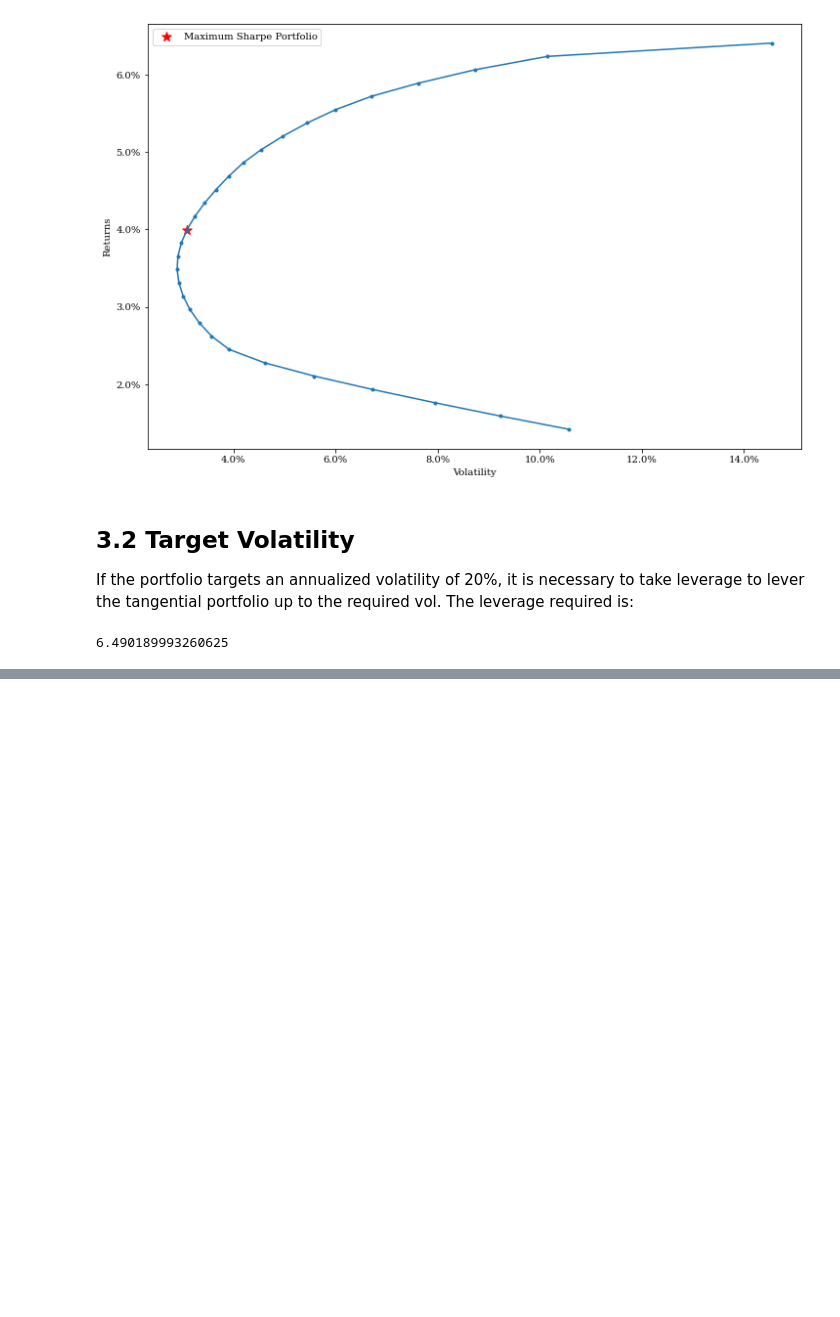
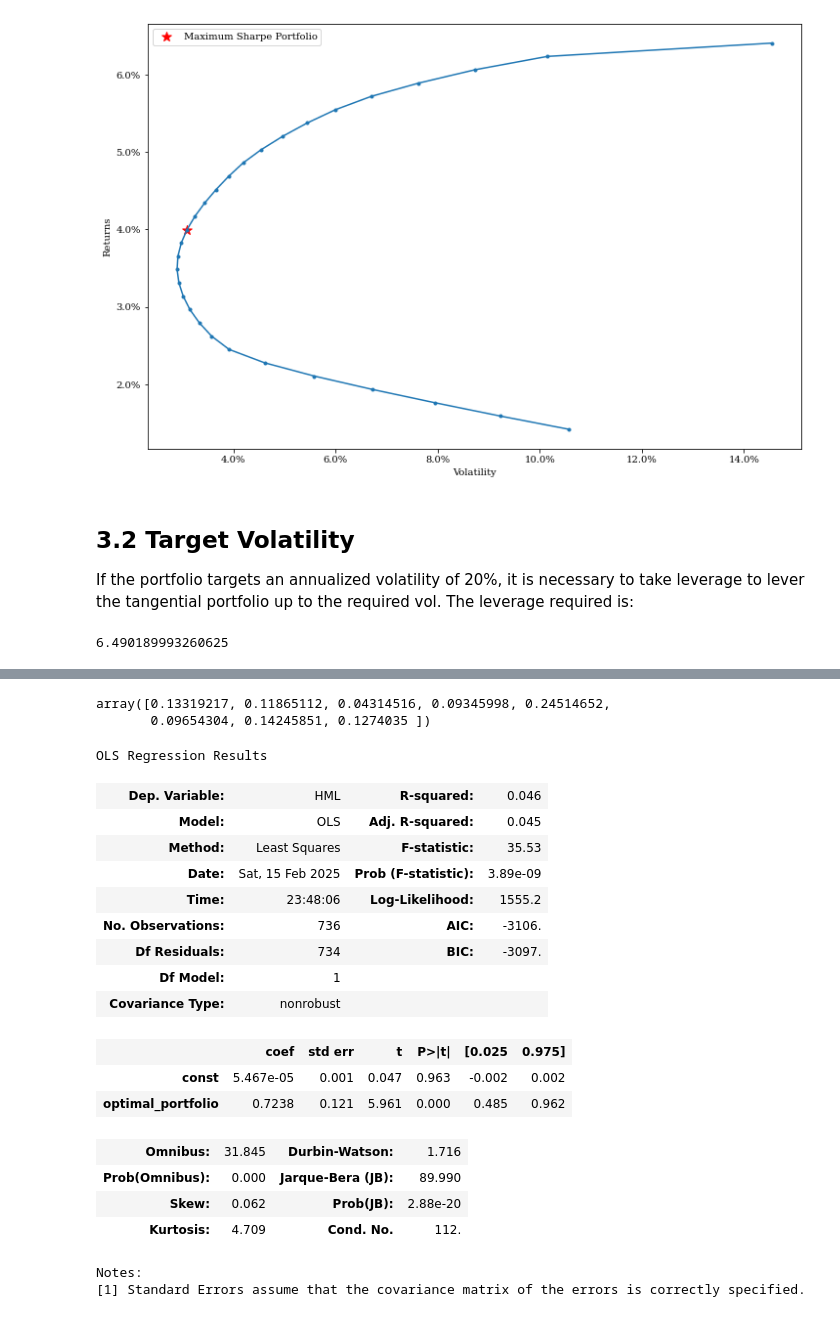
Before and after one commit to xiangyuli2021/factor_analysis, a Jupyter notebook: Factor_Analysis.ipynb, the cells around one changed output, grey strips where cells are left out. Saved outputs shown, nothing was run; the diff lists cells and outputs as text; code cells hidden in the pictures; blank space fills up the shorter version.

```diff
--- a/Factor_Analysis.ipynb
+++ b/Factor_Analysis.ipynb
@@ -374,0 +380,33 @@ If the portfolio targets an annualized volatility of 20%, it is necessary to tak
+# %%
+optimal_weights_MSR = functions.msr(0, np.array(er), cov_matrix)
+optimal_weights_MSR
+# %% [output]
+array([0.13319217, 0.11865112, 0.04314516, 0.09345998, 0.24514652,
+       0.09654304, 0.14245851, 0.1274035 ])
+# %%
+optimal_portfolio_ret = raw_data.drop(columns=['RF']).dot(optimal_weights_MSR)
+raw_data['optimal_portfolio'] = optimal_portfolio_ret
+X = sm.add_constant(raw_data['optimal_portfolio'])
+Y = raw_data['HML']
+model = sm.OLS(Y, X).fit()
+model.summary()
+# %% [output]
+OLS Regression Results
+| Dep. Variable: | HML | R-squared: | 0.046 |
+| Model: | OLS | Adj. R-squared: | 0.045 |
+| Method: | Least Squares | F-statistic: | 35.53 |
+| Date: | Sat, 15 Feb 2025 | Prob (F-statistic): | 3.89e-09 |
+| Time: | 23:48:06 | Log-Likelihood: | 1555.2 |
+| No. Observations: | 736 | AIC: | -3106. |
+| Df Residuals: | 734 | BIC: | -3097. |
+| Df Model: | 1 |  |  |
+| Covariance Type: | nonrobust |  |  |
+|  | coef | std err | t | P>|t| | [0.025 | 0.975] |
+| const | 5.467e-05 | 0.001 | 0.047 | 0.963 | -0.002 | 0.002 |
+| optimal_portfolio | 0.7238 | 0.121 | 5.961 | 0.000 | 0.485 | 0.962 |
+| Omnibus: | 31.845 | Durbin-Watson: | 1.716 |
+| Prob(Omnibus): | 0.000 | Jarque-Bera (JB): | 89.990 |
+| Skew: | 0.062 | Prob(JB): | 2.88e-20 |
+| Kurtosis: | 4.709 | Cond. No. | 112. |
+Notes:
+[1] Standard Errors assume that the covariance matrix of the errors is correctly specified.
```
Also changed, not shown: parts of 3 cells of this notebook.
